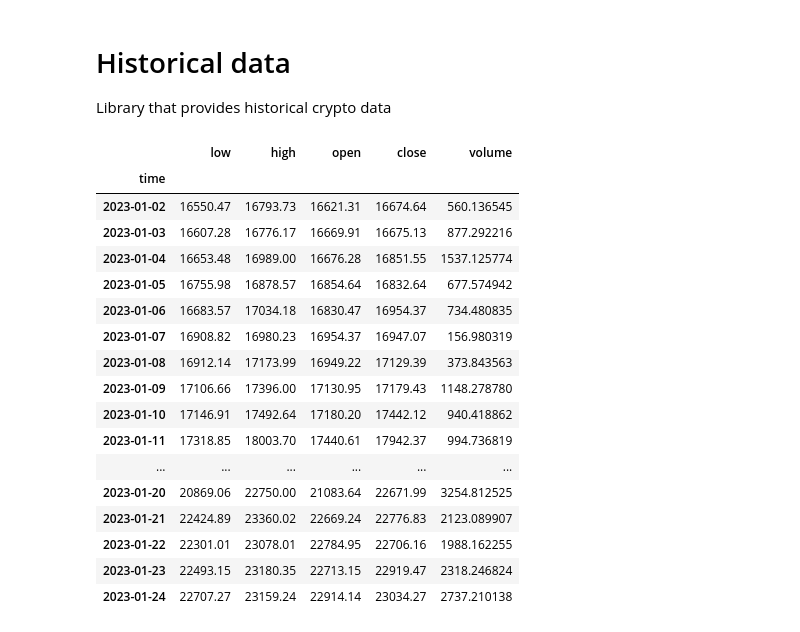
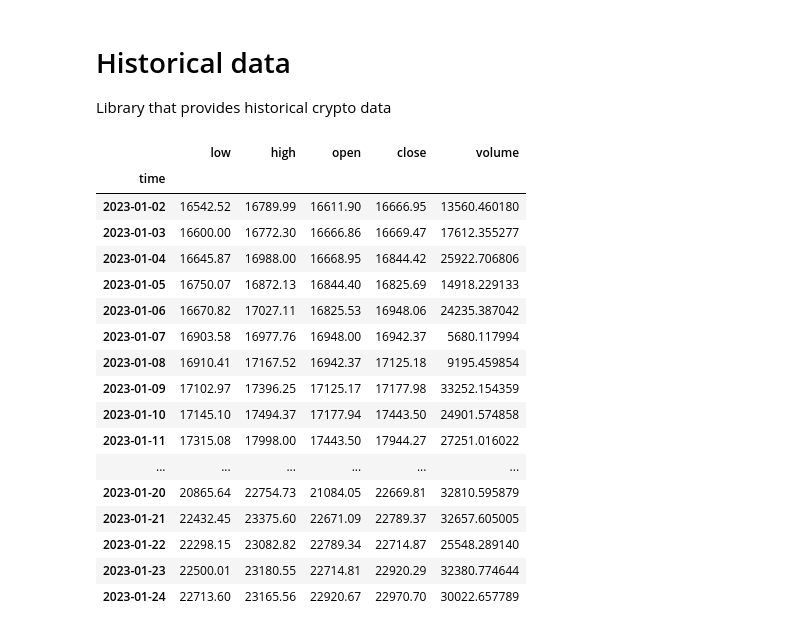
Before and after one commit to Ksyu22/crypto_prediction, a Jupyter notebook: notebooks/data.ipynb, the cells around one changed output. Drawn from its saved outputs; the diff is of its cells as text; code cells hidden in the pictures.

```diff
--- a/notebooks/data.ipynb
+++ b/notebooks/data.ipynb
@@ -119,26 +120,26 @@ fng_df.plot(y='value', use_index=True, figsize=(16,8), title='Fear & Greed Index
 Library that provides historical crypto data
 # %%
 dataset = HistoricalData(start_date = '2023-01-01-05-05',
-                        ticker = 'BTC-USDT',
+                        ticker = 'BTC-USD',
                         granularity=86400,
                         verbose = False).retrieve_data()
 dataset
 # %% [output]
 |  | low | high | open | close | volume |
 | time |  |  |  |  |  |
-| 2023-01-02 | 16550.47 | 16793.73 | 16621.31 | 16674.64 | 560.136545 |
-| 2023-01-03 | 16607.28 | 16776.17 | 16669.91 | 16675.13 | 877.292216 |
-| 2023-01-04 | 16653.48 | 16989.00 | 16676.28 | 16851.55 | 1537.125774 |
-| 2023-01-05 | 16755.98 | 16878.57 | 16854.64 | 16832.64 | 677.574942 |
-| 2023-01-06 | 16683.57 | 17034.18 | 16830.47 | 16954.37 | 734.480835 |
-| 2023-01-07 | 16908.82 | 16980.23 | 16954.37 | 16947.07 | 156.980319 |
-| 2023-01-08 | 16912.14 | 17173.99 | 16949.22 | 17129.39 | 373.843563 |
-| 2023-01-09 | 17106.66 | 17396.00 | 17130.95 | 17179.43 | 1148.278780 |
-| 2023-01-10 | 17146.91 | 17492.64 | 17180.20 | 17442.12 | 940.418862 |
-| 2023-01-11 | 17318.85 | 18003.70 | 17440.61 | 17942.37 | 994.736819 |
+| 2023-01-02 | 16542.52 | 16789.99 | 16611.90 | 16666.95 | 13560.460180 |
+| 2023-01-03 | 16600.00 | 16772.30 | 16666.86 | 16669.47 | 17612.355277 |
+| 2023-01-04 | 16645.87 | 16988.00 | 16668.95 | 16844.42 | 25922.706806 |
+| 2023-01-05 | 16750.07 | 16872.13 | 16844.40 | 16825.69 | 14918.229133 |
+| 2023-01-06 | 16670.82 | 17027.11 | 16825.53 | 16948.06 | 24235.387042 |
+| 2023-01-07 | 16903.58 | 16977.76 | 16948.00 | 16942.37 | 5680.117994 |
+| 2023-01-08 | 16910.41 | 17167.52 | 16942.37 | 17125.18 | 9195.459854 |
+| 2023-01-09 | 17102.97 | 17396.25 | 17125.17 | 17177.98 | 33252.154359 |
+| 2023-01-10 | 17145.10 | 17494.37 | 17177.94 | 17443.50 | 24901.574858 |
+| 2023-01-11 | 17315.08 | 17998.00 | 17443.50 | 17944.27 | 27251.016022 |
 | ... | ... | ... | ... | ... | ... |
-| 2023-01-20 | 20869.06 | 22750.00 | 21083.64 | 22671.99 | 3254.812525 |
-| 2023-01-21 | 22424.89 | 23360.02 | 22669.24 | 22776.83 | 2123.089907 |
-| 2023-01-22 | 22301.01 | 23078.01 | 22784.95 | 22706.16 | 1988.162255 |
-| 2023-01-23 | 22493.15 | 23180.35 | 22713.15 | 22919.47 | 2318.246824 |
-| 2023-01-24 | 22707.27 | 23159.24 | 22914.14 | 23034.27 | 2737.210138 |
+| 2023-01-20 | 20865.64 | 22754.73 | 21084.05 | 22669.81 | 32810.595879 |
+| 2023-01-21 | 22432.45 | 23375.60 | 22671.09 | 22789.37 | 32657.605005 |
+| 2023-01-22 | 22298.15 | 23082.82 | 22789.34 | 22714.87 | 25548.289140 |
+| 2023-01-23 | 22500.01 | 23180.55 | 22714.81 | 22920.29 | 32380.774644 |
+| 2023-01-24 | 22713.60 | 23165.56 | 22920.67 | 22970.70 | 30022.657789 |
```
Also changed, not shown: parts of 3 cells of this notebook.
